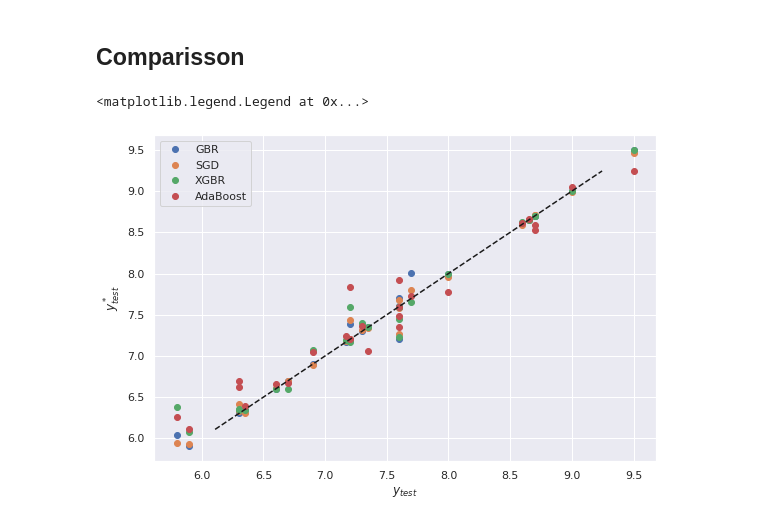
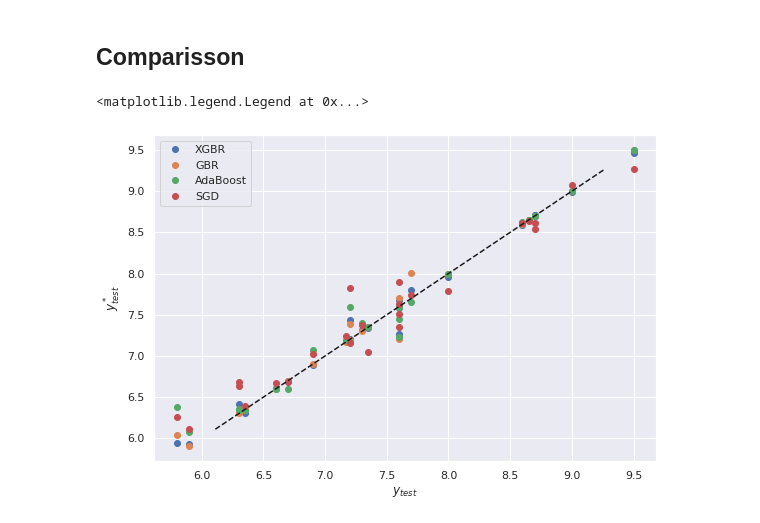
Before and after one commit to GermanOmar/GPs---WAAM, a Jupyter notebook: WAAM_AM2.ipynb, the cells around one changed output. Saved outputs shown, nothing was run; the diff lists cells and outputs as text; code cells hidden in the pictures.

```diff
--- a/WAAM_AM2.ipynb
+++ b/WAAM_AM2.ipynb
@@ -141,29 +141,0 @@ KernelRidge                      -101.63  7.37        0.01
-# %%
-from sklearn.ensemble import GradientBoostingRegressor
-#HYPERPARAMETERS
-
-params = {'n_estimators': 3000, 'max_depth': 40, 'min_samples_split': 6, 'max_leaf_nodes': 20,
-          'learning_rate': 0.01, 'random_state': 32,'loss': 'ls'}
-#KERNEL
-model = GradientBoostingRegressor(**params)
-#TRAIN
-model.fit(X_train,y_train)
-
-#TESTING
-y_star_train = model.predict(X_train)
-#y_star_val = model1.predict(X_val)
-y_pred = model.predict(X_test)
-
-#Plots
-plt.figure()
-plt.plot(y_train, y_star_train, 'b.')
-plt.plot([y_star_train.min(), y_star_train.max()], [y_star_train.min(), y_star_train.max()], 'k--')
-plt.ylabel('$y^*_{train}$')
-plt.xlabel('$y_{train}$')
-plt.title('Gradient boosting regressor')
-plt.figure()
-plt.plot(y_test, y_pred, 'r*')
-plt.plot([y_pred.min(), y_pred.max()], [y_pred.min(), y_pred.max()], 'k--')
-plt.ylabel('$y^*_{test}$')
-plt.xlabel('$y_{test}$')
-plt.title('Gradient boosting regressor')
@@ -506,20 +436,20 @@ IM:  0.4534158770671334
 # %% [markdown]
 ## Comparisson
 # %%
-models = [GBR, xgbr, Ada, SGD]
-labels = ['GBR', 'SGD', 'XGBR', 'AdaBoost']
+models = [ xgbr, GBR, Ada, SGD]
+labels = ['XGBR', 'GBR', 'AdaBoost', 'SGD']
 
 fig = plt.figure()
 fig.set_size_inches((9,6))
 
 for mod, label in zip( models, labels):
   y_pred = mod.predict(X)
   plt.plot(Y, y_pred, 'o' ,label = label)
 
 plt.plot([y_pred.min(), y_pred.max()], [y_pred.min(), y_pred.max()], 'k--')
 plt.ylabel('$y^*_{test}$')
 plt.xlabel('$y_{test}$')
 plt.legend()
 # %% [output]
 <matplotlib.legend.Legend at 0x...>
-[figure, old version]
+[figure, new version]
```
Also changed, not shown: parts of 9 cells of this notebook.
